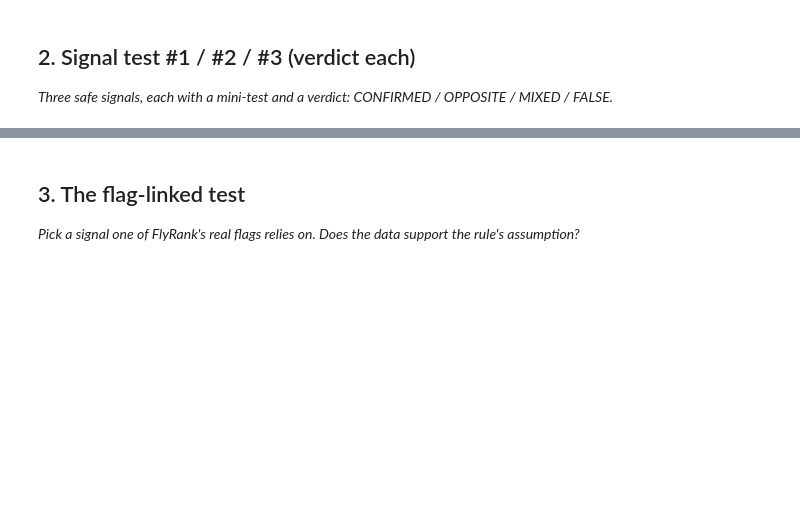
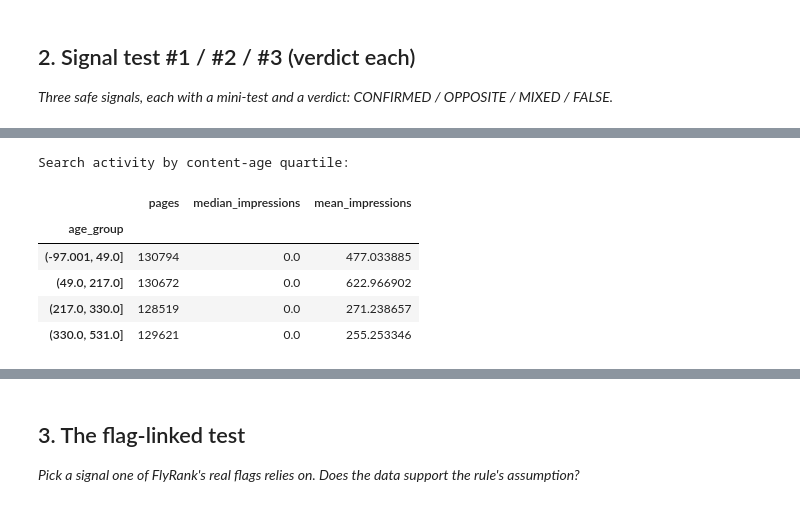
Before and after one commit to prarthanamahesh21-hub/flyrank-ml-internship, a Jupyter notebook: work/notebooks/w04_signal_audit.ipynb, the cells around one changed output, grey strips where cells are left out. Drawn from its saved outputs; the diff is of its cells as text; code cells hidden in the pictures; blank space fills up the shorter version.

```diff
--- a/work/notebooks/w04_signal_audit.ipynb
+++ b/work/notebooks/w04_signal_audit.ipynb
@@ -22,0 +242,30 @@ This skeleton is yours to fill. Work the sections **in order** — each one has
+# %%
+# Signal test #1 — Content age vs search impressions
+
+age_test = (
+    audit_df
+    .assign(
+        age_group=pd.qcut(
+            audit_df["content_age_days"],
+            q=4,
+            duplicates="drop"
+        )
+    )
+    .groupby("age_group", observed=True)
+    .agg(
+        pages=("content_hash_id", "count"),
+        median_impressions=("gsc_impressions_90d", "median"),
+        mean_impressions=("gsc_impressions_90d", "mean")
+    )
+)
+
+print("Search activity by content-age quartile:")
+display(age_test)
+# %% [output]
+Search activity by content-age quartile:
+|  | pages | median_impressions | mean_impressions |
+| age_group |  |  |  |
+| (-97.001, 49.0] | 130794 | 0.0 | 477.033885 |
+| (49.0, 217.0] | 130672 | 0.0 | 622.966902 |
+| (217.0, 330.0] | 128519 | 0.0 | 271.238657 |
+| (330.0, 531.0] | 129621 | 0.0 | 255.253346 |
```
Also changed, not shown: parts of 22 cells of this notebook.
